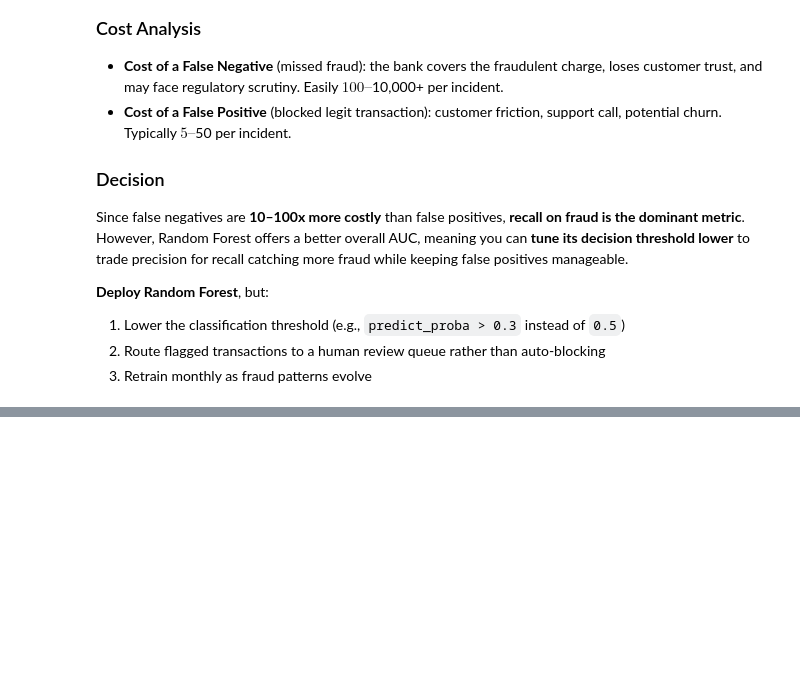
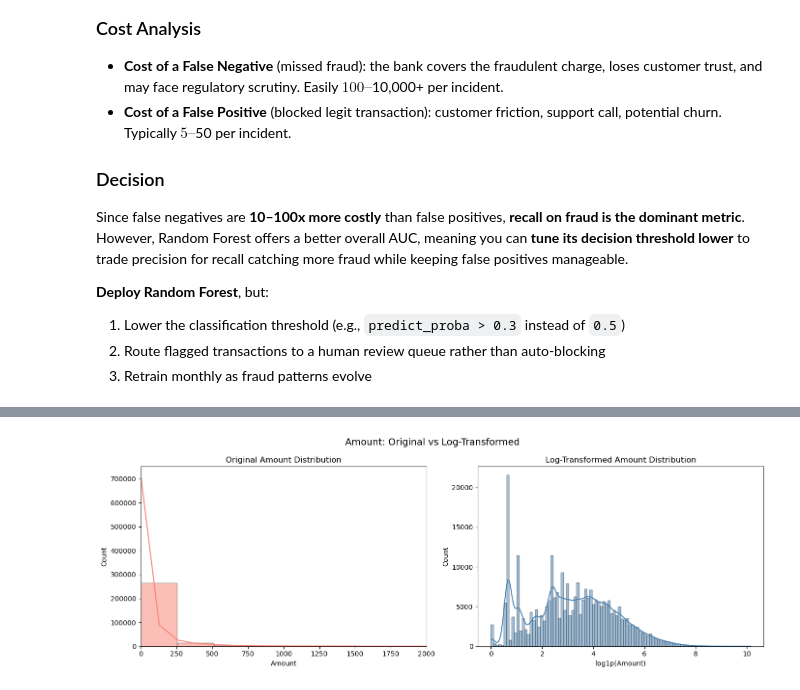
Before and after one commit to Rapolubharghav/fraud-detection, a Jupyter notebook: fraud_detection.ipynb, the cells around one changed output, grey strips where cells are left out. Saved outputs shown, nothing was run; the diff lists cells and outputs as text; code cells hidden in the pictures; blank space fills up the shorter version.

```diff
--- a/fraud_detection.ipynb
+++ b/fraud_detection.ipynb
@@ -357,0 +317,23 @@ README.md created successfully
+# %%
+# Create log-transformed amount
+df['Amount_log'] = np.log1p(df['Amount'])
+
+fig, axes = plt.subplots(1, 2, figsize=(14, 5))
+
+# Original distribution
+sns.histplot(df['Amount'], bins=100, ax=axes[0], color='salmon', kde=True)
+axes[0].set_title('Original Amount Distribution')
+axes[0].set_xlabel('Amount')
+axes[0].set_xlim(0, 2000)  # clip outliers for visibility
+
+# Log-transformed distribution
+sns.histplot(df['Amount_log'], bins=100, ax=axes[1], color='steelblue', kde=True)
+axes[1].set_title('Log-Transformed Amount Distribution')
+axes[1].set_xlabel('log1p(Amount)')
+
+plt.suptitle('Amount: Original vs Log-Transformed', fontsize=14)
+plt.tight_layout()
+plt.savefig('amount_distribution.png', dpi=150)
+plt.show()
+# %% [output]
+[figure, added]
```
Also changed, not shown: parts of 10 cells of this notebook, 3 other files.
